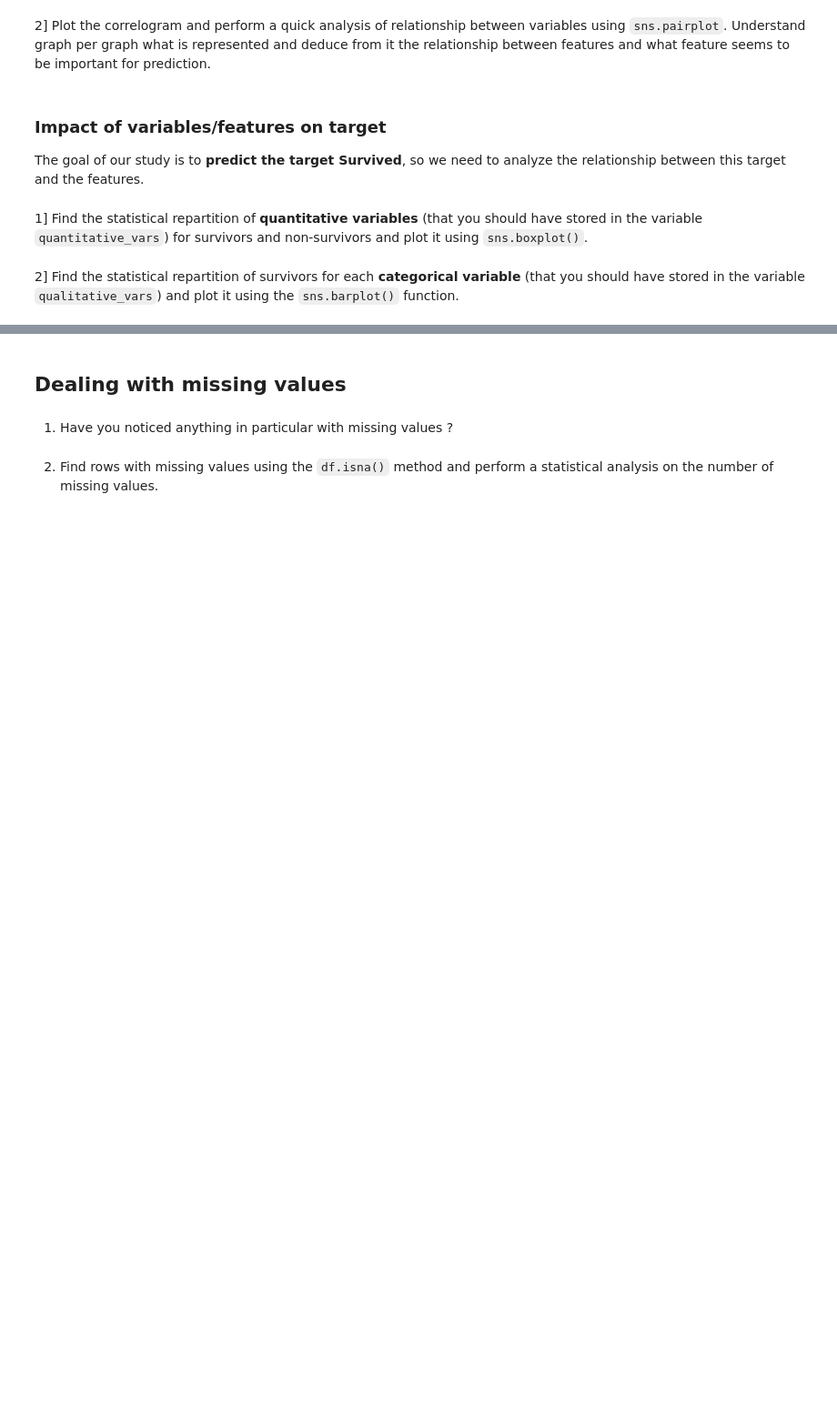
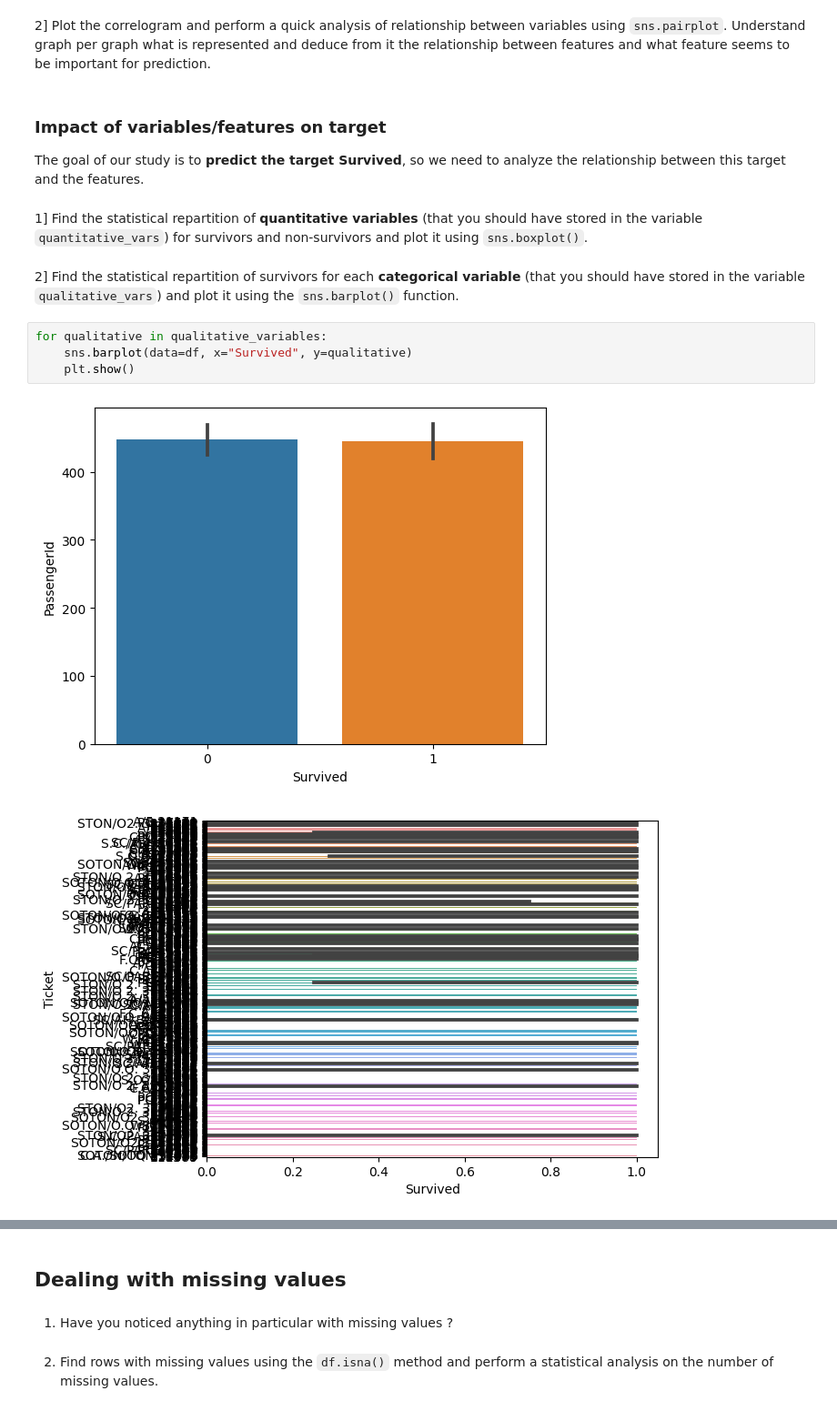
Before and after one commit to SphRbtHyk/miashs_introduction_ml, a Jupyter notebook: lab2/lab2_data_analysis.ipynb, the cells around one changed output, grey strips where cells are left out. Shown: that part at 91% size. Cells and saved outputs as stored; diff of their text form; blank space fills up the shorter version.

```diff
--- a/lab2/lab2_data_analysis.ipynb
+++ b/lab2/lab2_data_analysis.ipynb
@@ -57,3 +210,10 @@ The goal of our study is to **predict the target Survived**, so we need to analy
 1] Find the statistical repartition of **quantitative variables** (that you should have stored in the variable `quantitative_vars`) for survivors and non-survivors and plot it using `sns.boxplot()`.
 # %% [markdown]
 2] Find the statistical repartition of survivors for each **categorical variable** (that you should have stored in the variable `qualitative_vars`) and plot it using the `sns.barplot()` function.
+# %%
+for qualitative in qualitative_variables:
+    sns.barplot(data=df, x="Survived", y=qualitative)
+    plt.show()
+# %% [output]
+[figure, added]
+[figure, added]
```
Also changed, not shown: parts of 18 cells of this notebook.
